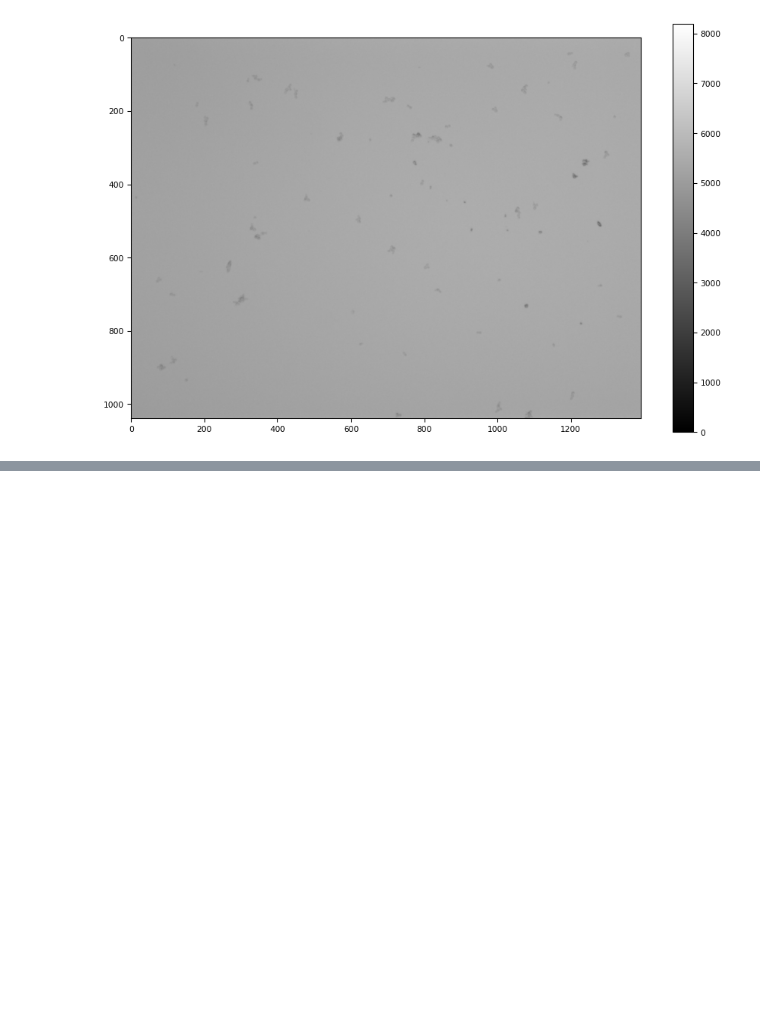
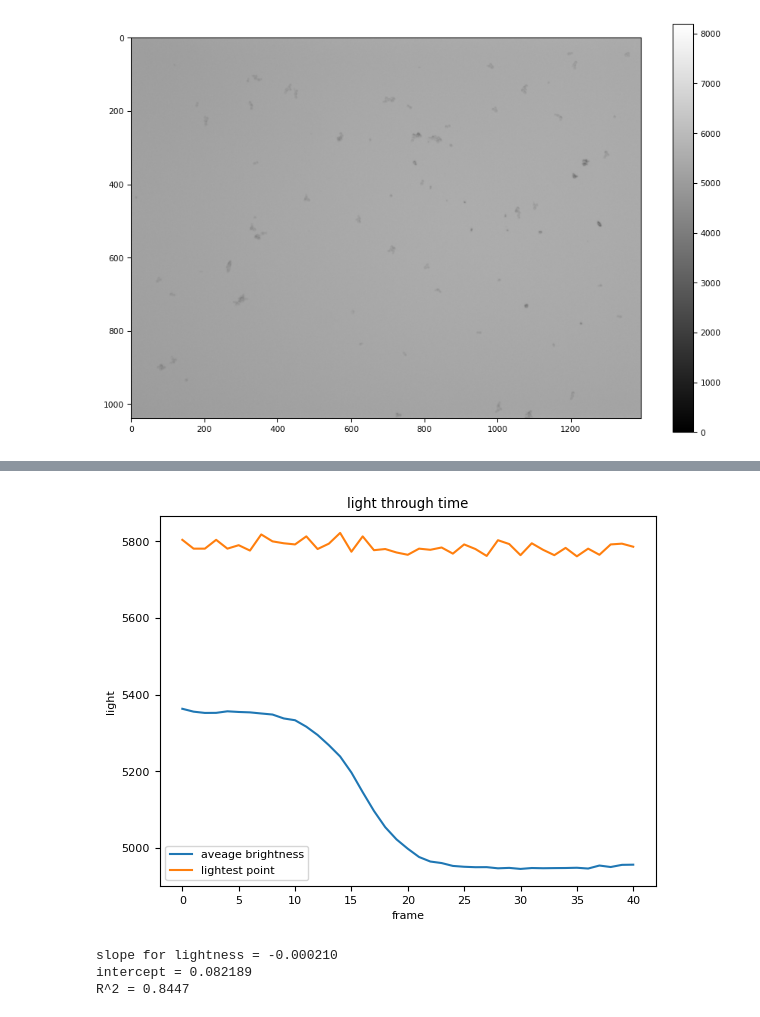
Before and after one commit to Mo119m/Cellular-state-image, a Jupyter notebook: eda.ipynb, the cells around one changed output, grey strips where cells are left out. Drawn from its saved outputs; the diff is of its cells as text; code cells hidden in the pictures; blank space fills up the shorter version.

```diff
--- a/eda.ipynb
+++ b/eda.ipynb
@@ -118,0 +126,40 @@ plt.show()
+# %%
+average_brightness = []
+max_brightness = []
+
+for frame in images:
+    average_brightness.append(frame.mean())
+    max_brightness.append(frame.max())
+
+plt.plot(average_brightness, label="aveage brightness")
+plt.plot(max_brightness, label="lightest point")
+plt.xlabel("frame")
+plt.ylabel("light")
+plt.legend()
+plt.title("light through time")
+plt.show()
+# %% [output]
+[figure, added]
+# %%
+from sklearn.linear_model import LinearRegression
+images_norm = images / 65535.0
+
+y = images_norm.reshape(T, -1).mean(axis=1)
+t = np.arange(T).reshape(-1, 1)
+
+from sklearn.metrics import r2_score
+
+model = LinearRegression().fit(t, y)
+y_hat = model.predict(t)
+
+slope = model.coef_[0]
+intercept = model.intercept_
+r2 = r2_score(y, y_hat)
+
+print(f"slope for lightness = {slope:.6f}")
+print(f"intercept = {intercept:.6f}")
+print(f"R^2 = {r2:.4f}")
+# %% [output]
+slope for lightness = -0.000210
+intercept = 0.082189
+R^2 = 0.8447
```
Also changed, not shown: parts of 5 cells of this notebook.
